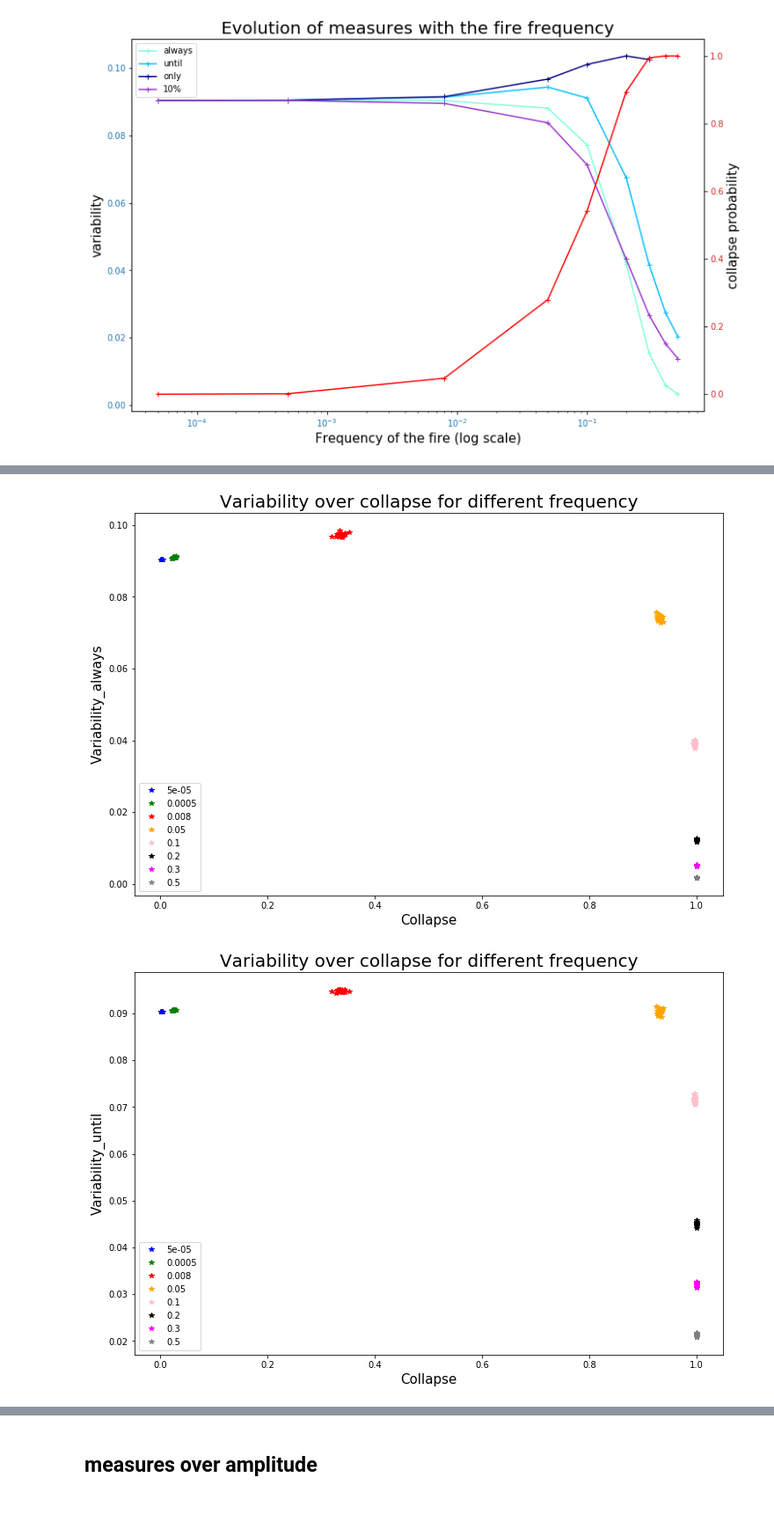
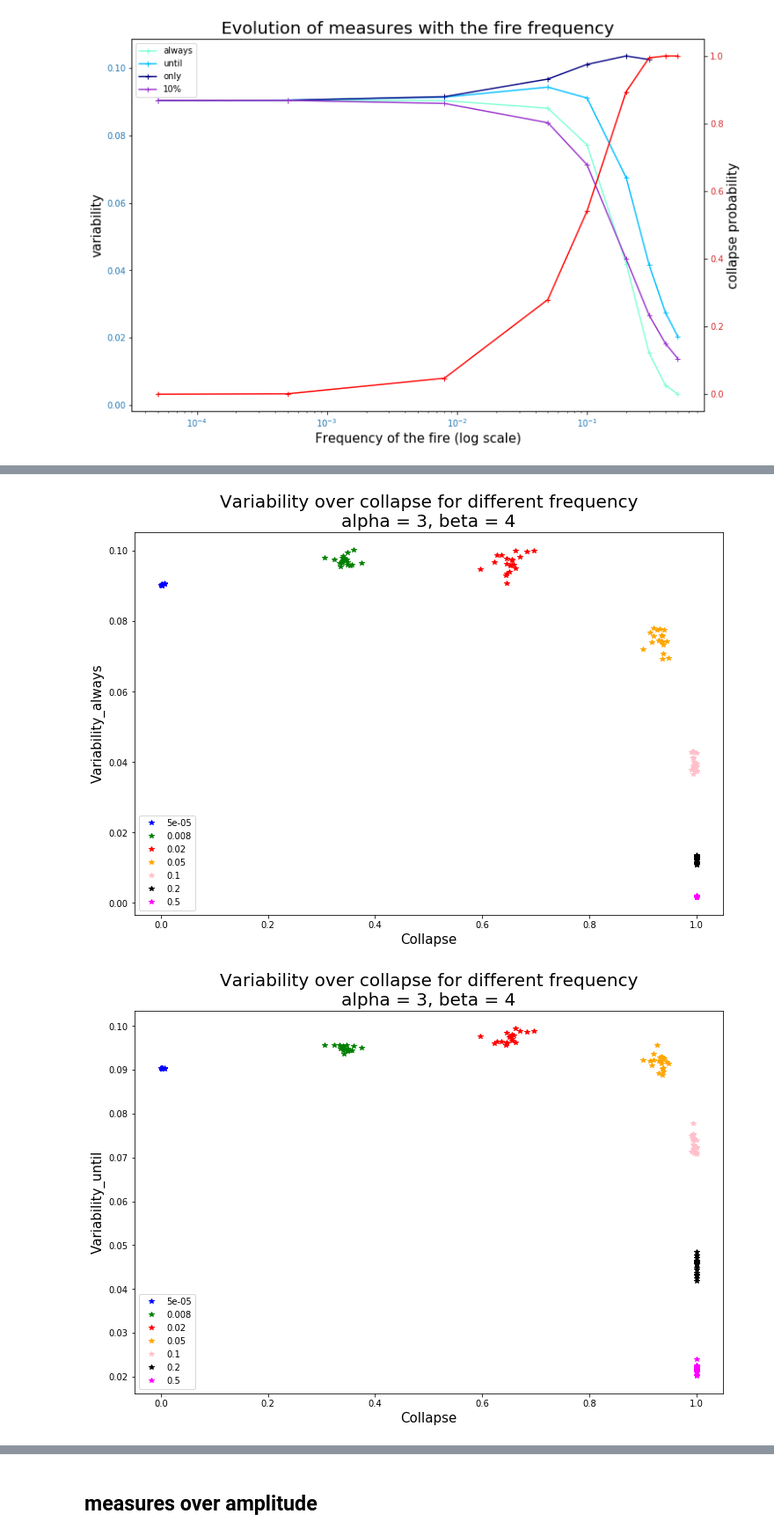
Before and after one commit to cavaillesj/internship_moulis, a Jupyter notebook: measures_and_fire_with_fire_coupled.ipynb, the cells around one changed output, grey strips where cells are left out. Shown at 88% size. Saved outputs shown, nothing was run; the diff lists cells and outputs as text; code cells hidden in the pictures; blank space fills up the shorter version.

Commit message:
variability over cp

```diff
--- a/measures_and_fire_with_fire_coupled.ipynb
+++ b/measures_and_fire_with_fire_coupled.ipynb
@@ -146,15 +146,18 @@ plt.show()
 exec(open("object.py").read(), globals())
 
 #Freq = [0.0005, 0.001, 0.005, 0.01, 0.05, 0.1]
-Freq = [0.00005, 0.0005, 0.008, 0.05, 0.1, 0.2, 0.3, 0.5]
+Freq = [0.00005, 0.008, 0.02, 0.05, 0.1, 0.2, 0.5]
 
 finalTime = 200
-Number_of_simulation = 5000
+Number_of_simulation = 500
 numbreDePoint = 20
 Color = ["blue", "g", "red", "orange", "pink", "black", "magenta", "grey"]
 
-Param_coupled = {"alpha":3,
-                 "beta":2}
+alpha = 3
+beta = 4
+
+Param_coupled = {"alpha":alpha,
+                 "beta":beta}
 Param_strength = {"scale":0.2}
 Fire_param = {"model": "coupled",
                 "frequence": "bernoulli",
@@ -206,34 +207,34 @@ Compute_variability = {"Variability_always": Variability_always,
 """
 Ymin = []
 Ymax = []
 for k, compute_variability in enumerate(Compute_variability.keys()):
     mm = np.nanmean(Compute_variability[compute_variability], axis = 2)
     Ymin += [np.min(mm)]
     Ymax += [np.max(mm)]
 
 ymin = np.nanmin(Ymin)
 ymax = np.nanmin(Ymax)
 """
 
 
 for k, compute_variability in enumerate(Compute_variability.keys()):
     plt.figure(figsize=(12, 8))
     for j in range(numbreDePoint):
         for i, freq in enumerate(Freq):
 #        for i, freq in enumerate(Freq):
             if(j==0):
                 plt.plot(np.nanmean(Collapse[j,i]), np.nanmean(Compute_variability[compute_variability][j,i]), "*", color = Color[i], label=str(freq))
             else:
                 plt.plot(np.nanmean(Collapse[j,i]), np.nanmean(Compute_variability[compute_variability][j,i]), "*", color = Color[i])
 
     plt.xlabel("Collapse", fontsize=15)
     plt.ylabel(compute_variability, fontsize=15)
   #  plt.ylim(ymin, ymax)
     plt.legend()
 
-    plt.title("Variability over collapse for different frequency", fontsize=20)
-    plt.savefig("plot/measures/coupled/"+compute_variability+"_over_collapse_fire_coupled")
+    plt.title("Variability over collapse for different frequency\nalpha = "+str(alpha)+", beta = "+str(beta), fontsize=20)
+    plt.savefig("plot/measures/coupled/3/"+compute_variability+"_over_collapse_fire_coupled")
     plt.show()
 # %% [output]
-[figure, old version]
+[figure, new version]
-[figure, old version]
+[figure, new version]
```
Also changed, not shown: parts of 3 cells of this notebook, 1 other file.
